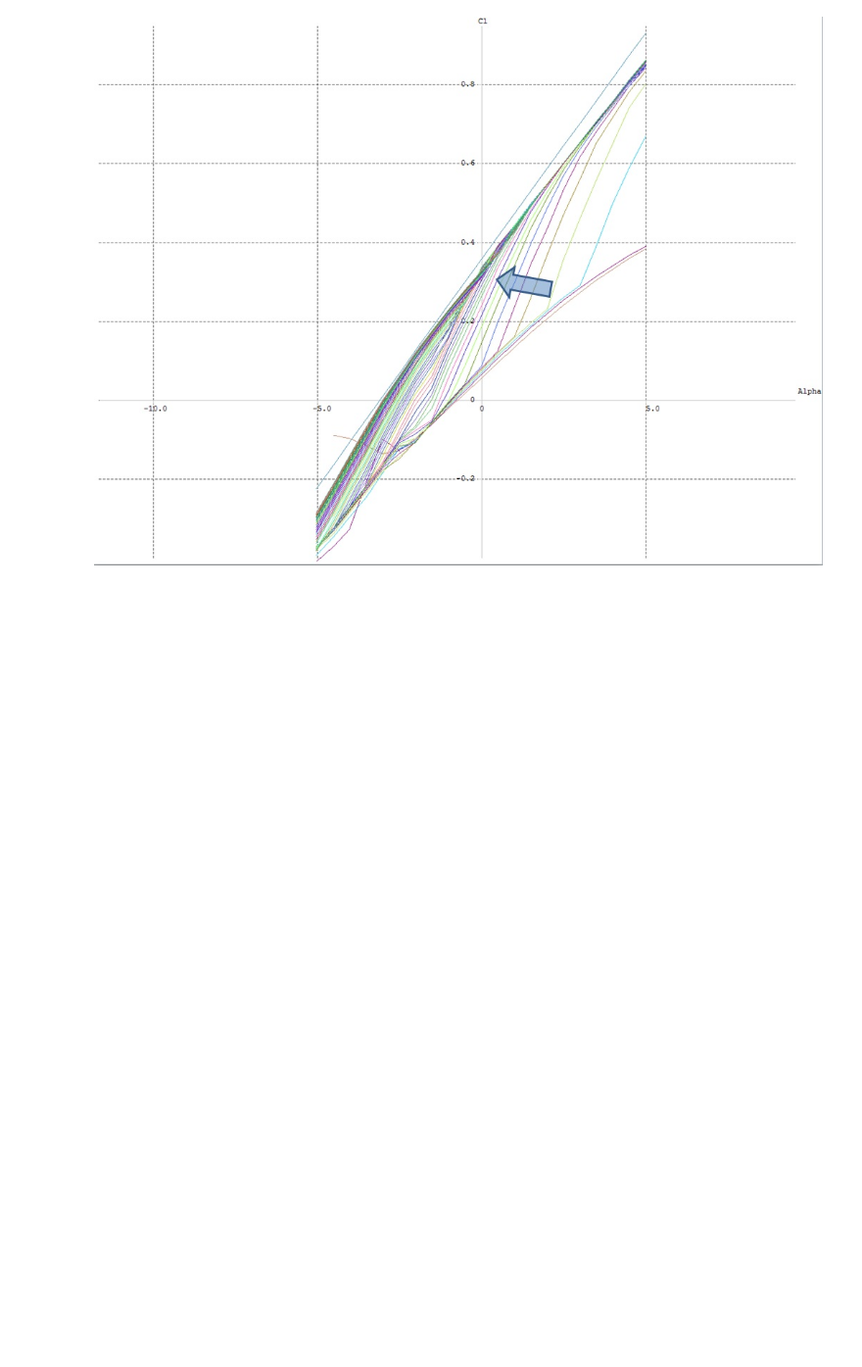
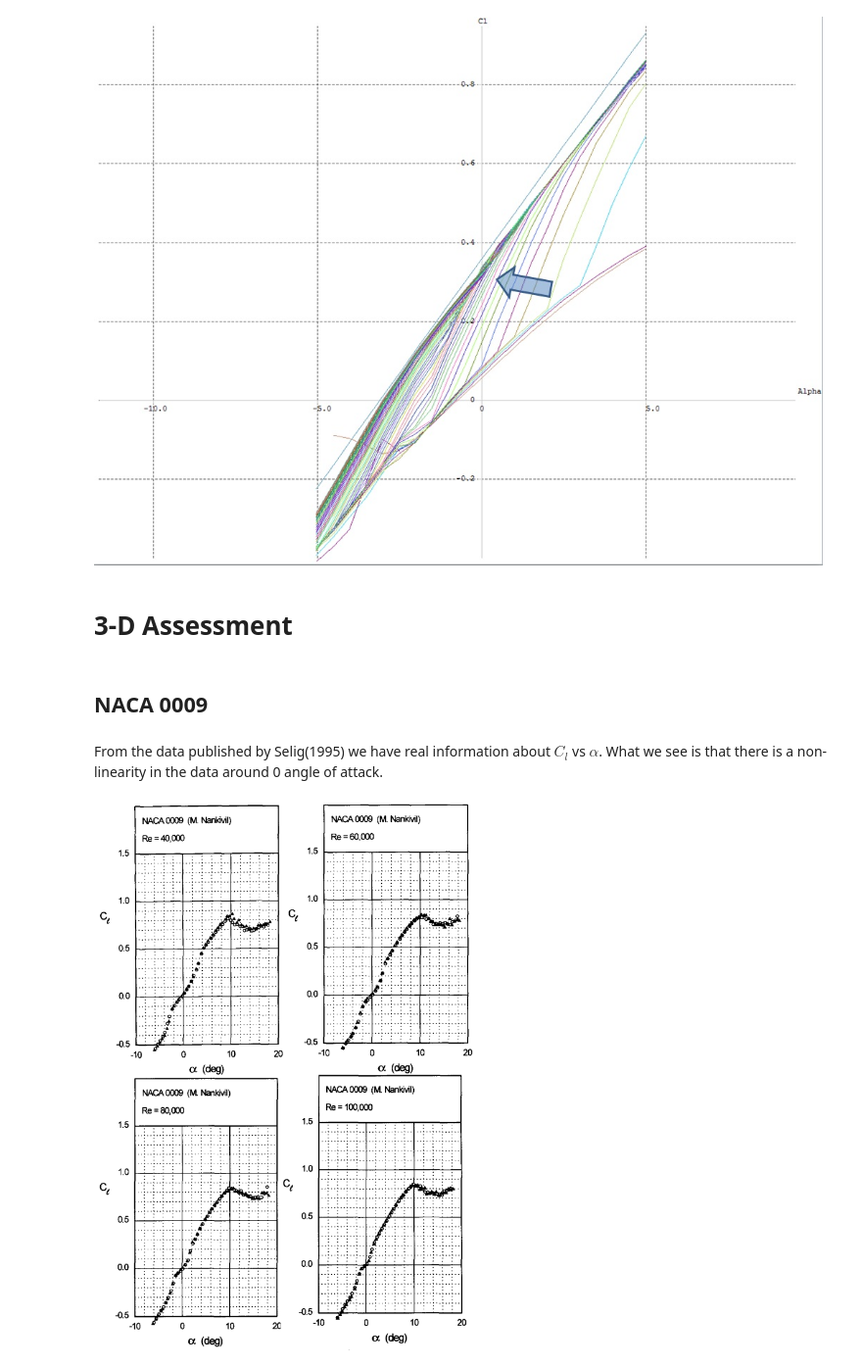
Before and after one commit to LTChaseJohnson/MAE6226, a Jupyter notebook: final project.ipynb, the cells around one changed output. Shown at 98% size. Cells and saved outputs as stored; diff of their text form; code cells hidden in the pictures; blank space fills up the shorter version.

Commit message:
Completed 3-D Assessment

```diff
--- a/final project.ipynb
+++ b/final project.ipynb
@@ -292,3 +296,14 @@ from IPython.core.display import Image
 Image(filename='C:/Users/chasevjohnson/Dropbox/Graduate_School/AeroDynamics/s9000cl.jpg')
 # %% [output]
 [figure]
+# %% [markdown]
+# 3-D Assessment
+# %% [markdown]
+## NACA 0009
+# %% [markdown]
+From the data published by Selig(1995) we have real information about $C_l$ vs $\alpha$.  What we see is that there is a non-linearity in the data around 0 angle of attack.
+# %%
+from IPython.core.display import Image
+Image(filename='C:/Users/chasevjohnson/Dropbox/Graduate_School/AeroDynamics/n00093d.jpg')
+# %% [output]
+[figure, added]
```
Also changed, not shown: parts of 15 cells of this notebook.
